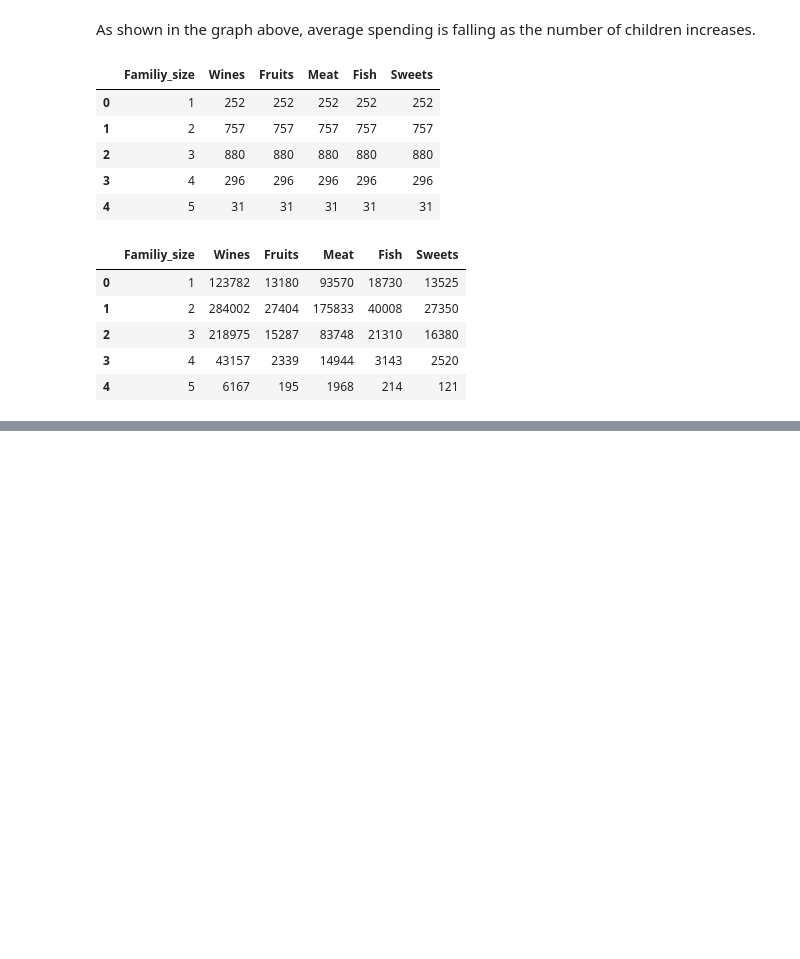
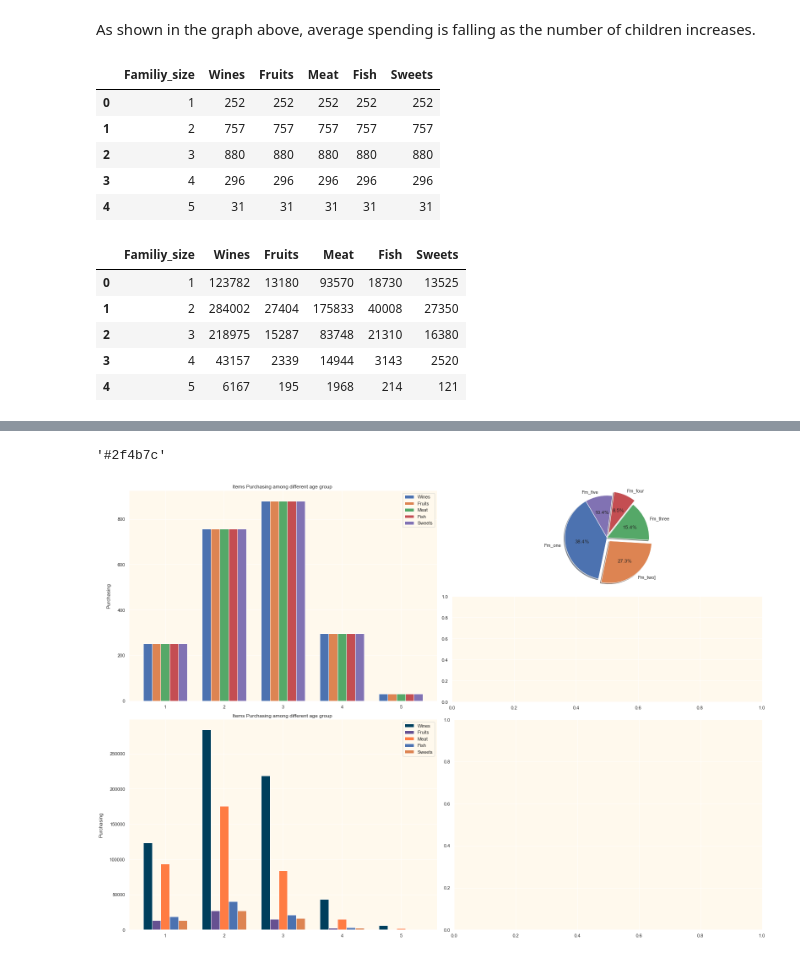
Before and after one commit to thejosec01/marketing, a Jupyter notebook: marketing.ipynb, the cells around one changed output, grey strips where cells are left out. Cells and saved outputs as stored; diff of their text form; code cells hidden in the pictures; blank space fills up the shorter version.

```diff
--- a/marketing.ipynb
+++ b/marketing.ipynb
@@ -521,0 +493,63 @@ Text(0, 0.5, 'Purchasing')
+# %%
+color_list[1]
+# %% [output]
+'#2f4b7c'
+# %%
+#color_list =['#003f5c','#2f4b7c','#665191','#a05195,''#d45087','#f95d6a' '#ff7c43','#ffa600']
+inner = [['innerA'],
+         ['innerB']]
+outer = [['upper left',  inner],
+          ['lower left', 'lower right']]
+
+fig, axd = plt.subplot_mosaic(outer, layout="constrained", figsize=(22,15))
+
+#axd['upper left'].plot(fm_spending['Familiy_size'],fm_spending['Average_spend'], 'o-' ,color='#ffa600')
+
+x= np.arange(len(pch_counts['Familiy_size'].unique()))
+
+bar_width= 0.15
+axd['upper left'].bar(x -bar_width, list(pch_counts['Wines']),bar_width, label='Wines' )
+axd['upper left'].bar(x , pch_counts['Fruits'],bar_width, label='Fruits')
+axd['upper left'].bar(x + (1*bar_width), pch_counts['Meat'],bar_width, label= 'Meat')
+axd['upper left'].bar(x + (2*bar_width), pch_counts['Fish'],bar_width, label= 'Fish')
+axd['upper left'].bar(x + (3*bar_width), pch_counts['Sweets'],bar_width, label='Sweets')
+axd['upper left'].set_xticks(x+ bar_width)
+axd['upper left'].set_xticklabels(pch_counts['Familiy_size'])
+axd['upper left'].legend()
+axd['upper left'].set_title('Items Purchasing among different age group ')
+axd['upper left'].spines['top'].set_visible(False)
+axd['upper left'].spines['right'].set_visible(False)
+axd['upper left'].set_ylabel('Purchasing', labelpad=15)
+
+
+
+
+x2= np.arange(len(f_selected_items['Familiy_size'].unique()))
+
+bar_width= 0.15
+axd['lower left'].bar(x2 -bar_width, f_selected_items['Wines'],bar_width, color='#003f5c', label='Wines' )
+axd['lower left'].bar(x2 , f_selected_items['Fruits'],bar_width, label='Fruits',color='#665191')
+axd['lower left'].bar(x2 + (1*bar_width), f_selected_items['Meat'],bar_width, label= 'Meat',color='#ff7c43')
+axd['lower left'].bar(x2 + (2*bar_width), f_selected_items['Fish'],bar_width, label= 'Fish')
+axd['lower left'].bar(x2 + (3*bar_width), f_selected_items['Sweets'],bar_width, label='Sweets')
+axd['lower left'].set_xticks(x+ bar_width)
+axd['lower left'].set_xticklabels(pch_counts['Familiy_size'])
+axd['lower left'].legend()
+axd['lower left'].set_title('Items Purchasing among different age group ')
+axd['lower left'].spines['top'].set_visible(False)
+axd['lower left'].spines['right'].set_visible(False)
+axd['lower left'].set_ylabel('Purchasing', labelpad=15)
+
+#plot Pie Chart for average spending
+
+pie_labeles=['Fm_one','Fm_two]','Fm_three','Fm_four', 'Fm_five']
+explodes = [0,0.1, 0,0.1, 0]
+axd['innerA'].pie(fm_spending['Average_spend'],
+                 labels =pie_labeles,explode=explodes,
+                  autopct='%1.1f%%',
+                 shadow=True,startangle=120)
+
+
+plt.show()
+# %% [output]
+[figure, added]
```
Also changed, not shown: parts of 7 cells of this notebook.
